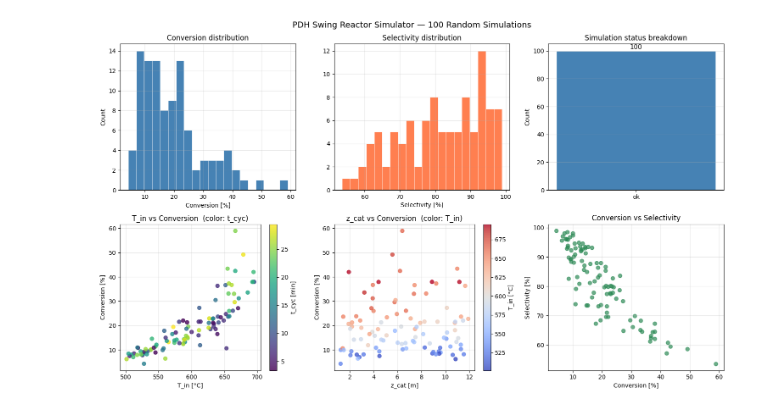
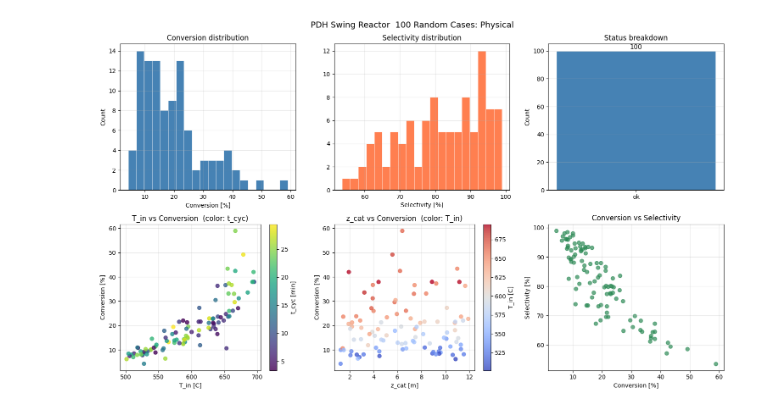
Before and after one commit to englander1996-boop/pdh_simulator, a Jupyter notebook: monitor/reactor_random_test.ipynb, the cells around one changed output. Saved outputs shown, nothing was run; the diff lists cells and outputs as text; code cells hidden in the pictures.

```diff
--- a/monitor/reactor_random_test.ipynb
+++ b/monitor/reactor_random_test.ipynb
@@ -143,70 +176,42 @@ max         58.94        98.91   578.76      14.78
 # %%
 fig, axes = plt.subplots(2, 3, figsize=(15, 9))
-fig.suptitle('PDH Swing Reactor Simulator — 100 Random Simulations', fontsize=14)
-
+fig.suptitle('PDH Swing Reactor  100 Random Cases: Physical', fontsize=14)
 STATUS_COLORS = {'ok': 'steelblue', 'penalty': 'orange', 'error': 'crimson'}
 
-# (0,0) Conversion 分布
-axes[0, 0].hist(df_ok['Conversion'].dropna(), bins=20,
-                color='steelblue', edgecolor='white', linewidth=0.5)
-axes[0, 0].set_xlabel('Conversion [%]')
-axes[0, 0].set_ylabel('Count')
-axes[0, 0].set_title('Conversion distribution')
-axes[0, 0].grid(True, alpha=0.3)
+axes[0,0].hist(df_ok['Conversion'].dropna(), bins=20, color='steelblue', edgecolor='white', lw=0.5)
+axes[0,0].set_xlabel('Conversion [%]'); axes[0,0].set_ylabel('Count')
+axes[0,0].set_title('Conversion distribution'); axes[0,0].grid(True, alpha=0.3)
 
-# (0,1) Selectivity 分布
-axes[0, 1].hist(df_ok['Selectivity'].dropna(), bins=20,
-                color='coral', edgecolor='white', linewidth=0.5)
-axes[0, 1].set_xlabel('Selectivity [%]')
-axes[0, 1].set_title('Selectivity distribution')
-axes[0, 1].grid(True, alpha=0.3)
+axes[0,1].hist(df_ok['Selectivity'].dropna(), bins=20, color='coral', edgecolor='white', lw=0.5)
+axes[0,1].set_xlabel('Selectivity [%]')
+axes[0,1].set_title('Selectivity distribution'); axes[0,1].grid(True, alpha=0.3)
 
-# (0,2) ステータス内訳
-status_counts = df['status'].value_counts()
-bar_colors = [STATUS_COLORS.get(s, 'gray') for s in status_counts.index]
-bars = axes[0, 2].bar(status_counts.index, status_counts.values,
-                      color=bar_colors, edgecolor='white')
-for bar, val in zip(bars, status_counts.values):
-    axes[0, 2].text(bar.get_x() + bar.get_width() / 2,
-                    bar.get_height() + 0.3, str(val),
-                    ha='center', va='bottom', fontsize=11)
-axes[0, 2].set_title('Simulation status breakdown')
-axes[0, 2].set_ylabel('Count')
-axes[0, 2].grid(True, alpha=0.3, axis='y')
+sc = df['status'].value_counts()
+bars = axes[0,2].bar(sc.index, sc.values,
+                     color=[STATUS_COLORS.get(s,'gray') for s in sc.index], edgecolor='white')
+for bar, val in zip(bars, sc.values):
+    axes[0,2].text(bar.get_x()+bar.get_width()/2, bar.get_height()+0.3,
+                   str(val), ha='center', va='bottom', fontsize=11)
+axes[0,2].set_title('Status breakdown'); axes[0,2].set_ylabel('Count')
+axes[0,2].grid(True, alpha=0.3, axis='y')
 
-# (1,0) T_in vs Conversion（t_cyc で色付け）
-sc = axes[1, 0].scatter(
-    df_ok['T_in_C'], df_ok['Conversion'],
-    c=df_ok['t_cyc'], cmap='viridis', s=40, alpha=0.8
-)
-plt.colorbar(sc, ax=axes[1, 0], label='t_cyc [min]')
-axes[1, 0].set_xlabel('T_in [°C]')
-axes[1, 0].set_ylabel('Conversion [%]')
-axes[1, 0].set_title('T_in vs Conversion  (color: t_cyc)')
-axes[1, 0].grid(True, alpha=0.3)
+sc0 = axes[1,0].scatter(df_ok['T_in_C'], df_ok['Conversion'],
+                         c=df_ok['t_cyc'], cmap='viridis', s=40, alpha=0.8)
+plt.colorbar(sc0, ax=axes[1,0], label='t_cyc [min]')
+axes[1,0].set_xlabel('T_in [C]'); axes[1,0].set_ylabel('Conversion [%]')
+axes[1,0].set_title('T_in vs Conversion  (color: t_cyc)'); axes[1,0].grid(True, alpha=0.3)
 
-# (1,1) z_cat vs Conversion（T_in で色付け）
-sc2 = axes[1, 1].scatter(
-    df_ok['z_cat'], df_ok['Conversion'],
-    c=df_ok['T_in_C'], cmap='coolwarm', s=40, alpha=0.8
-)
-plt.colorbar(sc2, ax=axes[1, 1], label='T_in [°C]')
-axes[1, 1].set_xlabel('z_cat [m]')
-axes[1, 1].set_ylabel('Conversion [%]')
-axes[1, 1].set_title('z_cat vs Conversion  (color: T_in)')
-axes[1, 1].grid(True, alpha=0.3)
+sc1 = axes[1,1].scatter(df_ok['z_cat'], df_ok['Conversion'],
+                         c=df_ok['T_in_C'], cmap='coolwarm', s=40, alpha=0.8)
+plt.colorbar(sc1, ax=axes[1,1], label='T_in [C]')
+axes[1,1].set_xlabel('z_cat [m]'); axes[1,1].set_ylabel('Conversion [%]')
+axes[1,1].set_title('z_cat vs Conversion  (color: T_in)'); axes[1,1].grid(True, alpha=0.3)
 
-# (1,2) Conversion vs Selectivity
-axes[1, 2].scatter(
-    df_ok['Conversion'], df_ok['Selectivity'],
-    alpha=0.7, color='seagreen', s=40
-)
-axes[1, 2].set_xlabel('Conversion [%]')
-axes[1, 2].set_ylabel('Selectivity [%]')
-axes[1, 2].set_title('Conversion vs Selectivity')
-axes[1, 2].grid(True, alpha=0.3)
+axes[1,2].scatter(df_ok['Conversion'], df_ok['Selectivity'],
+                  alpha=0.7, color='seagreen', s=40)
+axes[1,2].set_xlabel('Conversion [%]'); axes[1,2].set_ylabel('Selectivity [%]')
+axes[1,2].set_title('Conversion vs Selectivity'); axes[1,2].grid(True, alpha=0.3)
 
-plt.tight_layout()
-plt.show()
+plt.tight_layout(); plt.show()
 # %% [output]
-[figure, old version]
+[figure, new version]
```
Also changed, not shown: parts of 12 cells of this notebook, 4 other files.
